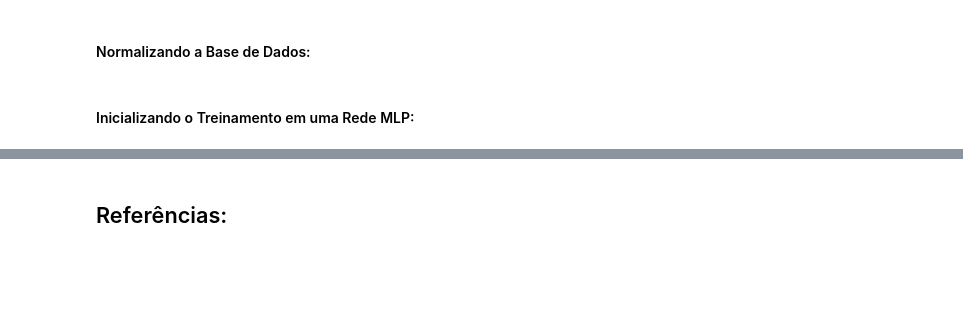
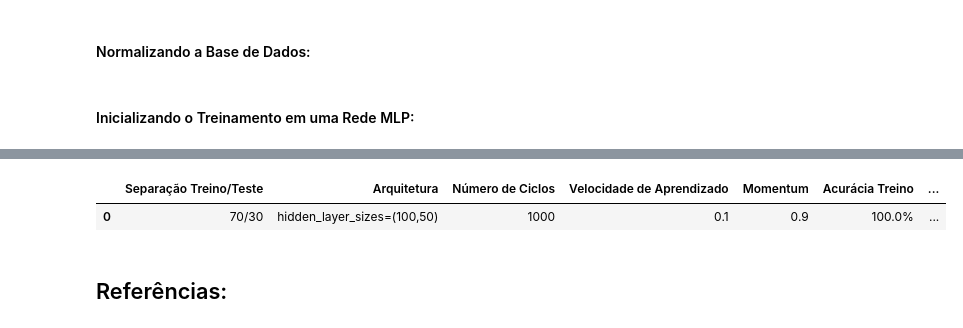
Before and after one commit to gustavo-rocha-barbosa/Msc_Redes_Neurais_ICMC_USP, a Jupyter notebook: Projetos/Projeto 1/[Redes Neurais]_Projeto_1.ipynb, the cells around one changed output, grey strips where cells are left out. Cells and saved outputs as stored; diff of their text form; code cells hidden in the pictures; blank space fills up the shorter version.

Commit message:
Inserção inicial da Tabela de Resultados

```diff
--- a/Projetos/Projeto 1/[Redes Neurais]_Projeto_1.ipynb
+++ b/Projetos/Projeto 1/[Redes Neurais]_Projeto_1.ipynb
@@ -161,3 +194,26 @@ plt.scatter(x_i, Y_rna_previsao, alpha=0.3, color="Red")
+# %%
+tabela_final_classificacao = pd.DataFrame(columns=['Separação Treino/Teste',
+                                                   'Arquitetura',
+                                                   'Número de Ciclos',
+                                                   'Velocidade de Aprendizado',
+                                                   'Momentum',
+                                                   'Acurácia Treino',
+                                                   'Acurácia Teste',
+                                                   'R2'])
+# %%
+tabela_final_classificacao.loc[0] = ['70/30',
+                                      'hidden_layer_sizes=(100,50)',
+                                      1000,
+                                      0.1,
+                                      0.9,
+                                      str(round(train_accuracy*100.00,2))+'%',
+                                      str(round(test_accuracy*100.00,2))+'%',
+                                      round(r2,3)]
+# %%
+tabela_final_classificacao
+# %% [output]
+|  | Separação Treino/Teste | Arquitetura | Número de Ciclos | Velocidade de Aprendizado | Momentum | Acurácia Treino | ... |
+| 0 | 70/30 | hidden_layer_sizes=(100,50) | 1000 | 0.1 | 0.9 | 100.0% | ... |
 # %% [markdown]
 ## Referências:
 # %% [markdown]
```
Also changed, not shown: parts of 9 cells of this notebook.
